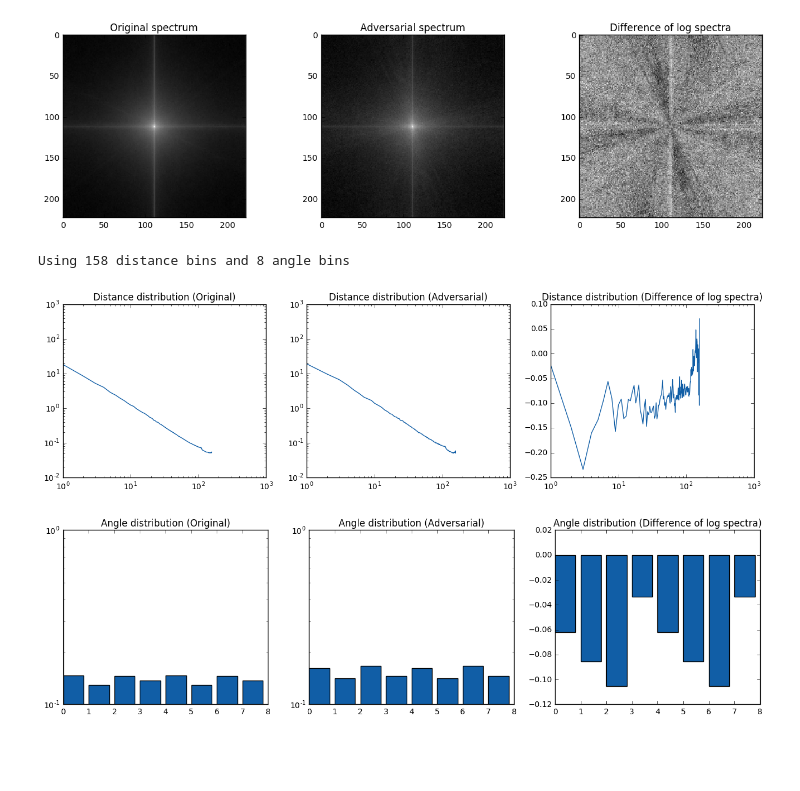
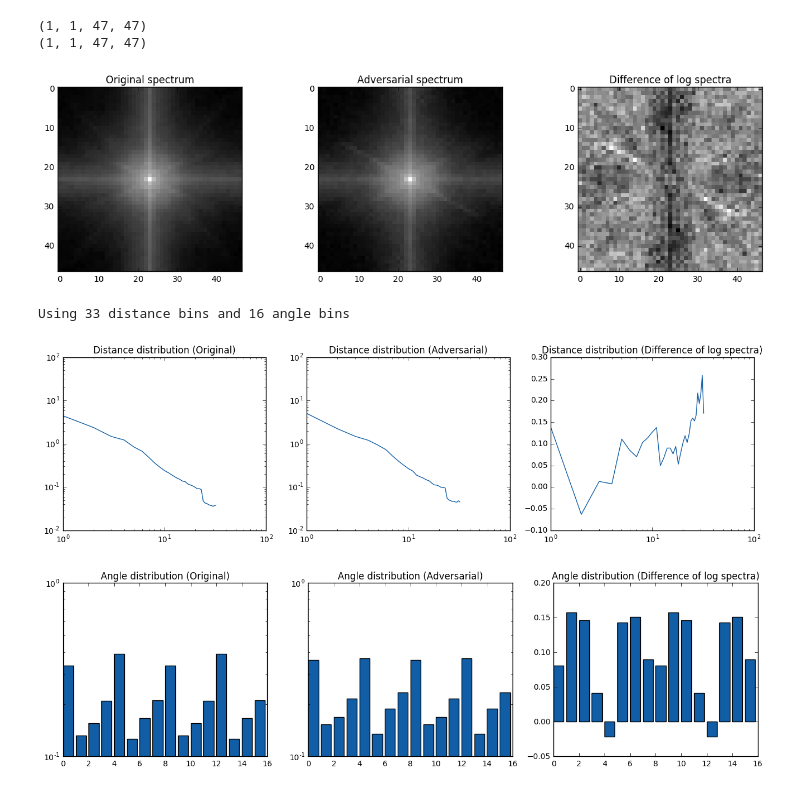
Before and after one commit to chris-code/master-thesis, a Jupyter notebook: notebooks/spectra-analyze.ipynb, the cells around one changed output. Saved outputs shown, nothing was run; the diff lists cells and outputs as text; code cells hidden in the pictures; blank space fills up the shorter version.

Commit message:
Spectra generation on GTSRB

```diff
--- a/notebooks/spectra-analyze.ipynb
+++ b/notebooks/spectra-analyze.ipynb
@@ -4,14 +4,18 @@ import numpy as np
 import matplotlib.pyplot as ppt
 %matplotlib inline
 
+ANGLE_BINS = 16
+
 DATA_ROOT = '/media/sf_Masterarbeit/data'
-ORIG_SPECTRUM_PATH = DATA_ROOT + '/spectra/imagenet-ae-50-minconfidence-0.5-maxorig-100-orig.npy'
-AE_SPECTRUM_PATH = DATA_ROOT + '/spectra/imagenet-ae-50-minconfidence-0.5-maxorig-100-ae.npy'
-SAVE_PATH_PREFIX = '/media/sf_Masterarbeit/master-thesis/report/images/spectra/imagenet-ae-50-minconfidence-0.5-maxorig-100'
+ORIG_SPECTRUM_PATH = DATA_ROOT + '/spectra/gtsrb-ae-0.05-minconfidence-0.5-maxorig-100-orig.npy'
+AE_SPECTRUM_PATH = DATA_ROOT + '/spectra/gtsrb-ae-0.05-minconfidence-0.5-maxorig-100-ae.npy'
+SAVE_PATH_PREFIX = '/media/sf_Masterarbeit/master-thesis/report/images/spectra/gtsrb-ae-0.05-minconfidence-0.5-maxorig-100'
 # %%
 original_spectrum = np.load(ORIG_SPECTRUM_PATH)
 ae_spectrum = np.load(AE_SPECTRUM_PATH)
-log_spectra_difference = np.log(original_spectrum) - np.log(ae_spectrum)
+print(original_spectrum.shape)
+print(ae_spectrum.shape)
+log_spectra_difference = np.log(ae_spectrum) - np.log(original_spectrum)
 
 fig = ppt.figure(figsize=(16, 4))
 
@@ -29,7 +33,9 @@ ppt.title('Difference of log spectra')
 
 fig.savefig(SAVE_PATH_PREFIX + '-spectra.png', bbox_inches='tight')
 # %% [output]
+(1, 1, 47, 47)
+(1, 1, 47, 47)
-[figure, old version]
+[figure, new version]
 # %%
 def activity_distribution(spectrum, range_bins, angle_bins):
     spectrum = spectrum.reshape(spectrum.shape[-2:])
@@ -71,14 +77,13 @@ def activity_distribution(spectrum, range_bins, angle_bins):
     return distance_distribution, angle_distribution
 
 distance_bins = int(round(np.linalg.norm(original_spectrum.shape) / 2))
-angle_bins = 8
-print('Using {0} distance bins and {1} angle bins'.format(distance_bins, angle_bins))
+print('Using {0} distance bins and {1} angle bins'.format(distance_bins, ANGLE_BINS))
 
-original_distance_distribution, original_angle_distribution = activity_distribution(original_spectrum, distance_bins, angle_bins)
-ae_distance_distribution, ae_angle_distribution = activity_distribution(ae_spectrum, distance_bins, angle_bins)
-diff_distance_distribution, diff_angle_distribution = activity_distribution(log_spectra_difference, distance_bins, angle_bins)
+original_distance_distribution, original_angle_distribution = activity_distribution(original_spectrum, distance_bins, ANGLE_BINS)
+ae_distance_distribution, ae_angle_distribution = activity_distribution(ae_spectrum, distance_bins, ANGLE_BINS)
+diff_distance_distribution, diff_angle_distribution = activity_distribution(log_spectra_difference, distance_bins, ANGLE_BINS)
 # %% [output]
-Using 158 distance bins and 8 angle bins
+Using 33 distance bins and 16 angle bins
 # %%
 fig = ppt.figure(figsize=(16, 4))
 
@@ -95,39 +100,36 @@ ppt.plot(ae_distance_distribution, color='#115EA6')
 ppt.title('Distance distribution (Adversarial)')
 
 ax = ppt.subplot(1, 3, 3)
 ax.set_xscale('log')
 #ax.set_yscale('log')
 ppt.plot(diff_distance_distribution, color='#115EA6')
 ppt.title('Distance distribution (Difference of log spectra)')
 
 fig.savefig(SAVE_PATH_PREFIX + '-distance-{0}-bins.png'.format(distance_bins), bbox_inches='tight')
 
 
 
 fig = ppt.figure(figsize=(16, 4))
 
 ax = ppt.subplot(1, 3, 1)
 #ax.set_xscale('log')
 ax.set_yscale('log')
-#ppt.plot(original_angle_distribution)
-ppt.bar(np.arange(angle_bins), original_angle_distribution, color='#115EA6')
+ppt.bar(np.arange(ANGLE_BINS), original_angle_distribution, color='#115EA6')
 ppt.title('Angle distribution (Original)')
 
 ax = ppt.subplot(1, 3, 2)
 #ax.set_xscale('log')
 ax.set_yscale('log')
-#ppt.plot(adversarial_angle_distribution)
-ppt.bar(np.arange(angle_bins), ae_angle_distribution, color='#115EA6')
+ppt.bar(np.arange(ANGLE_BINS), ae_angle_distribution, color='#115EA6')
 ppt.title('Angle distribution (Adversarial)')
 
 ax = ppt.subplot(1, 3, 3)
 #ax.set_xscale('log')
 #ax.set_yscale('log')
-#ppt.plot(diff_angle_distribution)
-ppt.bar(np.arange(angle_bins), diff_angle_distribution, color='#115EA6')
+ppt.bar(np.arange(ANGLE_BINS), diff_angle_distribution, color='#115EA6')
 ppt.title('Angle distribution (Difference of log spectra)')
 
-fig.savefig(SAVE_PATH_PREFIX + '-angle-{0}-bins.png'.format(angle_bins), bbox_inches='tight')
+fig.savefig(SAVE_PATH_PREFIX + '-angle-{0}-bins.png'.format(ANGLE_BINS), bbox_inches='tight')
 # %% [output]
-[figure, old version]
+[figure, new version]
-[figure, old version]
+[figure, new version]
```
Also changed, not shown: 3 other files.
